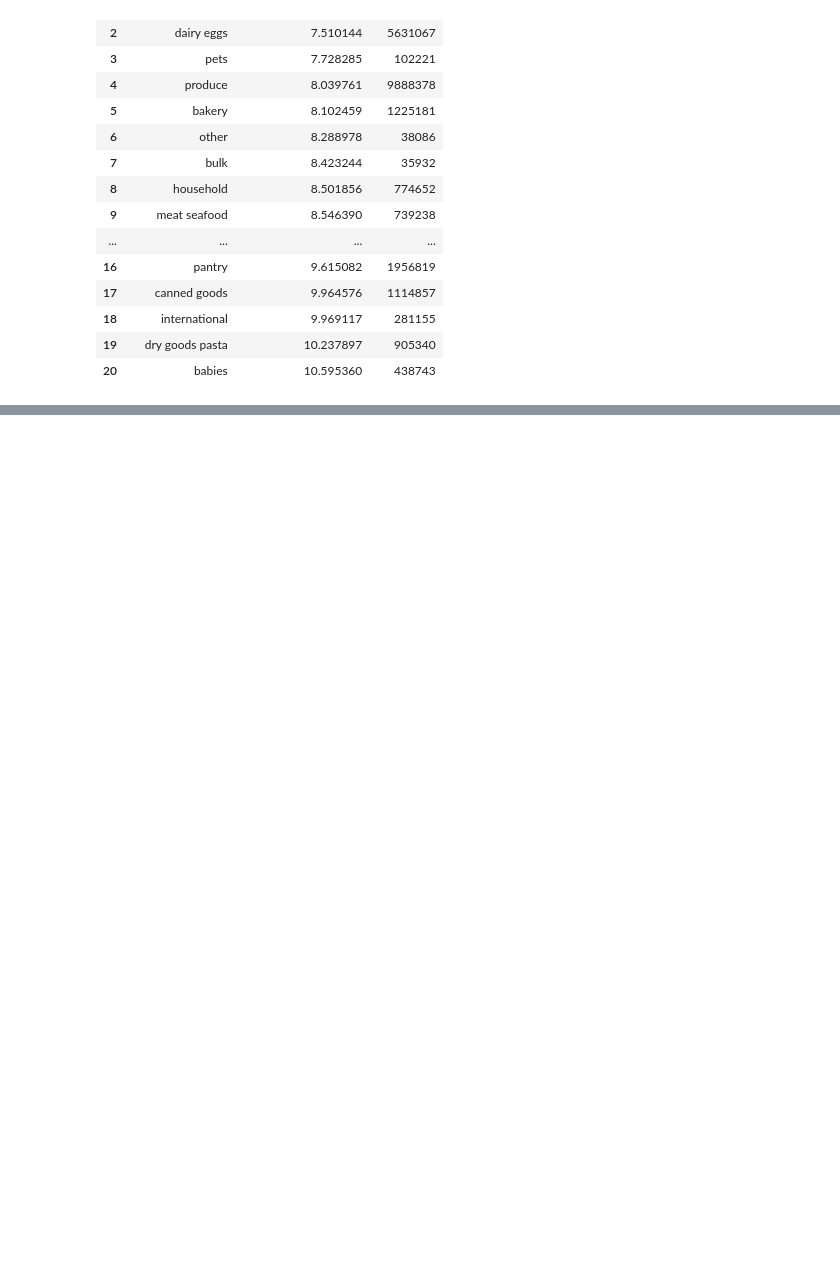
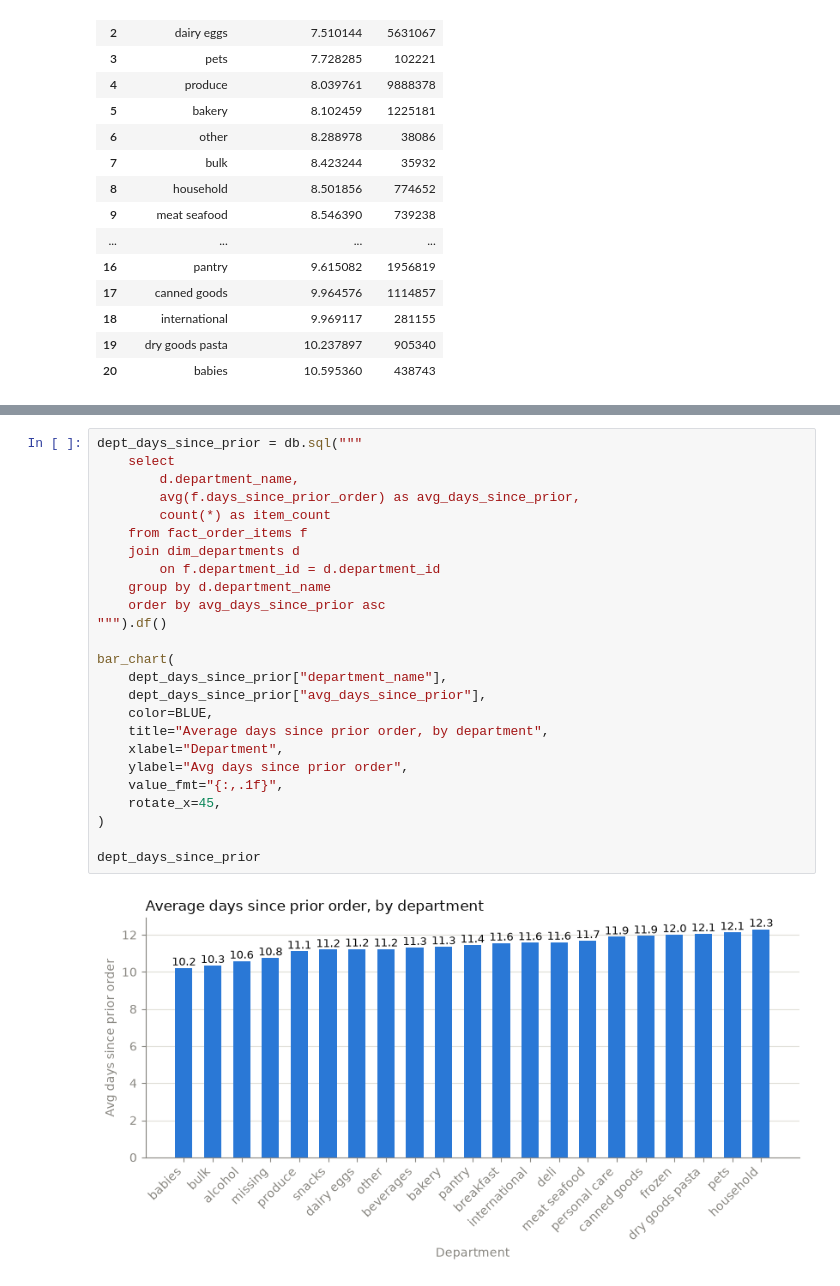
Before and after one commit to jennyhwo85-lgtm/module-2-project-instacart-analytics, a Jupyter notebook: notebook/EDA_01.ipynb, the cells around one changed output, grey strips where cells are left out. Saved outputs shown, nothing was run; the diff lists cells and outputs as text; blank space fills up the shorter version.

```diff
--- a/notebook/EDA_01.ipynb
+++ b/notebook/EDA_01.ipynb
@@ -442,0 +610,27 @@ product_atc_combined[["product_name", "avg_add_to_cart_order", "item_count", "gr
+# %%
+dept_days_since_prior = db.sql("""
+    select
+        d.department_name,
+        avg(f.days_since_prior_order) as avg_days_since_prior,
+        count(*) as item_count
+    from fact_order_items f
+    join dim_departments d
+        on f.department_id = d.department_id
+    group by d.department_name
+    order by avg_days_since_prior asc
+""").df()
+
+bar_chart(
+    dept_days_since_prior["department_name"],
+    dept_days_since_prior["avg_days_since_prior"],
+    color=BLUE,
+    title="Average days since prior order, by department",
+    xlabel="Department",
+    ylabel="Avg days since prior order",
+    value_fmt="{:,.1f}",
+    rotate_x=45,
+)
+
+dept_days_since_prior
+# %% [output]
+[figure, added]
```
Also changed, not shown: parts of 22 cells of this notebook.
